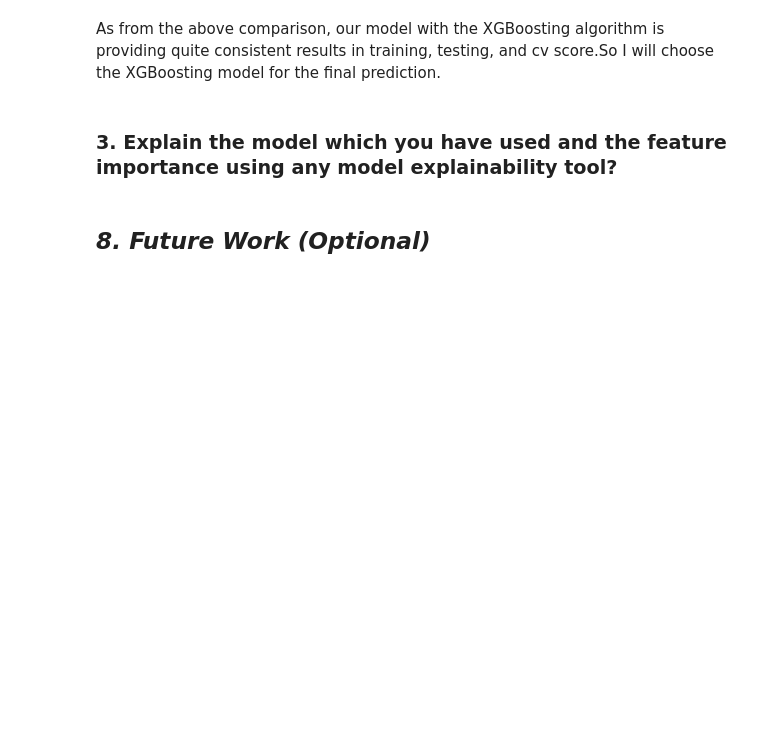
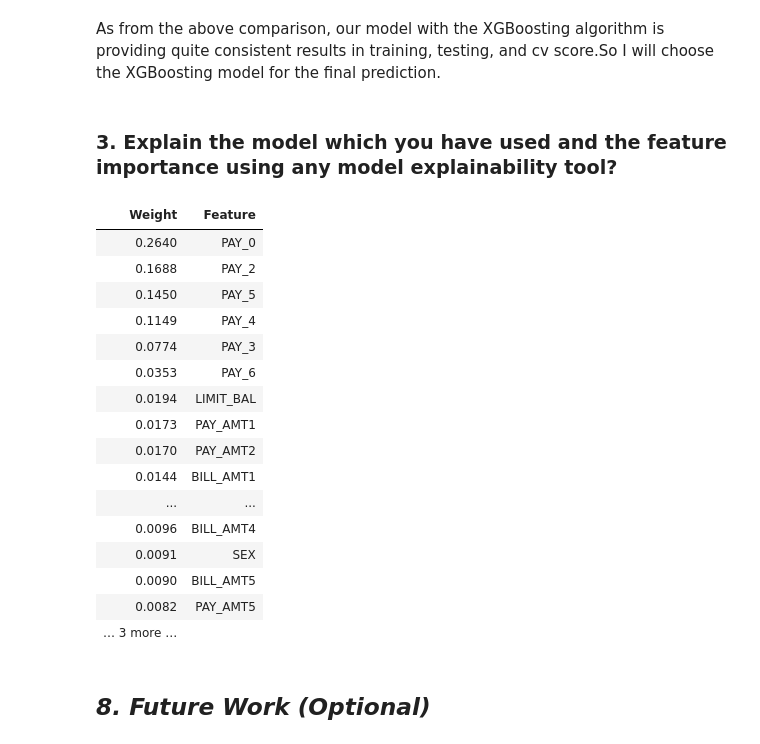
Before and after one commit to Pratik94229/Machine-Learning-Classification-Repository, a Jupyter notebook: Credit_Card_Default_final.ipynb, the cells around one changed output. Drawn from its saved outputs; the diff is of its cells as text; code cells hidden in the pictures; blank space fills up the shorter version.

```diff
--- a/Credit_Card_Default_final.ipynb
+++ b/Credit_Card_Default_final.ipynb
@@ -2281,0 +2300,6 @@ print(classification_report(y_test,y_preds))
+# %%
+#Storing tuned model in dictionary
+model_tuned_xgboost={'Tuned XGB':XGBClassifier(colsample_bytree=0.4,gamma=0,learning_rate=0.05,max_depth=15,min_child_weight=3)}
+
+#Predicting using tuned model
+xgb_tuned=fit_and_score(models=model_tuned_xgboost,X_train=X_scaled_train_df,X_test=X_scaled_test_df,y_train=y_train,y_test=y_test)
@@ -2346,7 +2387,25 @@ As from the above comparison, our model with the XGBoosting algorithm is providi
 ### 3. Explain the model which you have used and the feature importance using any model explainability tool?
 # %%
 # Weights for XGB
-eli.explain_weights(loaded_model)
+eli.explain_weights(xgb_tuned[3]['Tuned XGB'])
+# %% [output]
+| Weight | Feature |
+| 0.2640 | PAY_0 |
+| 0.1688 | PAY_2 |
+| 0.1450 | PAY_5 |
+| 0.1149 | PAY_4 |
+| 0.0774 | PAY_3 |
+| 0.0353 | PAY_6 |
+| 0.0194 | LIMIT_BAL |
+| 0.0173 | PAY_AMT1 |
+| 0.0170 | PAY_AMT2 |
+| 0.0144 | BILL_AMT1 |
+| ... | ... |
+| 0.0096 | BILL_AMT4 |
+| 0.0091 | SEX |
+| 0.0090 | BILL_AMT5 |
+| 0.0082 | PAY_AMT5 |
+| … 3 more … |  |
 # %% [markdown]
 ## ***8.*** ***Future Work (Optional)***
 # %% [markdown]
```
Also changed, not shown: parts of 39 cells of this notebook.
